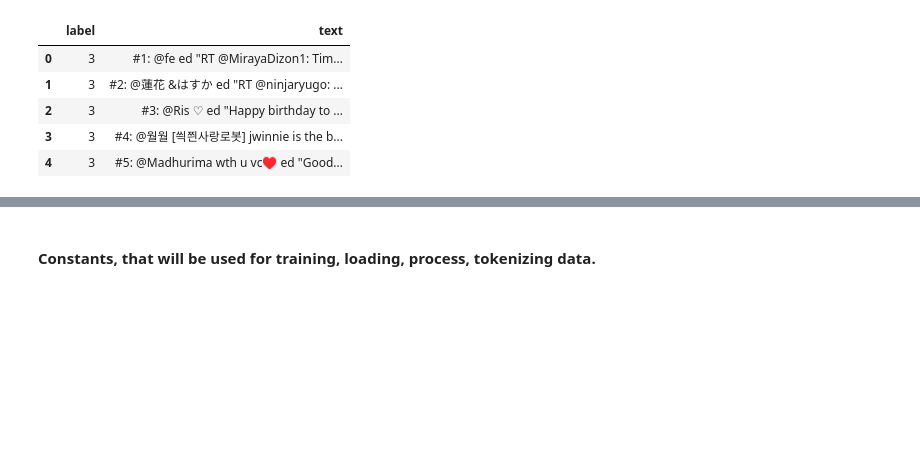
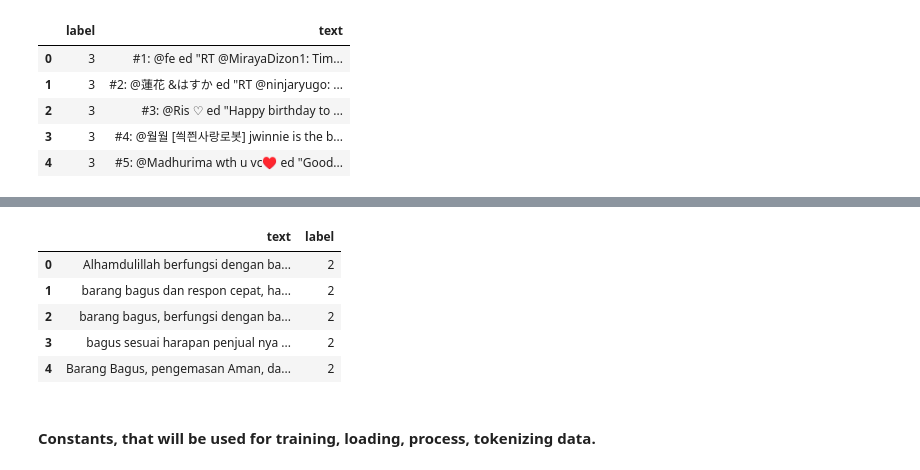
Before and after one commit to wllchrst/prethesis-experiments, a Jupyter notebook: Experiments/January17th/supervised_learning_experiments.ipynb, the cells around one changed output, grey strips where cells are left out. Saved outputs shown, nothing was run; the diff lists cells and outputs as text; code cells hidden in the pictures; blank space fills up the shorter version.

```diff
--- a/Experiments/January17th/supervised_learning_experiments.ipynb
+++ b/Experiments/January17th/supervised_learning_experiments.ipynb
@@ -119,0 +171,11 @@ df.to_csv("process_data.csv")
+# %%
+df_indo['label'] = label_encoder.fit_transform(df_indo['label'])
+# %%
+df_indo.head()
+# %% [output]
+|  | text | label |
+| 0 | Alhamdulillah berfungsi dengan ba... | 2 |
+| 1 | barang bagus dan respon cepat, ha... | 2 |
+| 2 | barang bagus, berfungsi dengan ba... | 2 |
+| 3 | bagus sesuai harapan penjual nya ... | 2 |
+| 4 | Barang Bagus, pengemasan Aman, da... | 2 |
```
Also changed, not shown: parts of 9 cells of this notebook, 3 other files.
